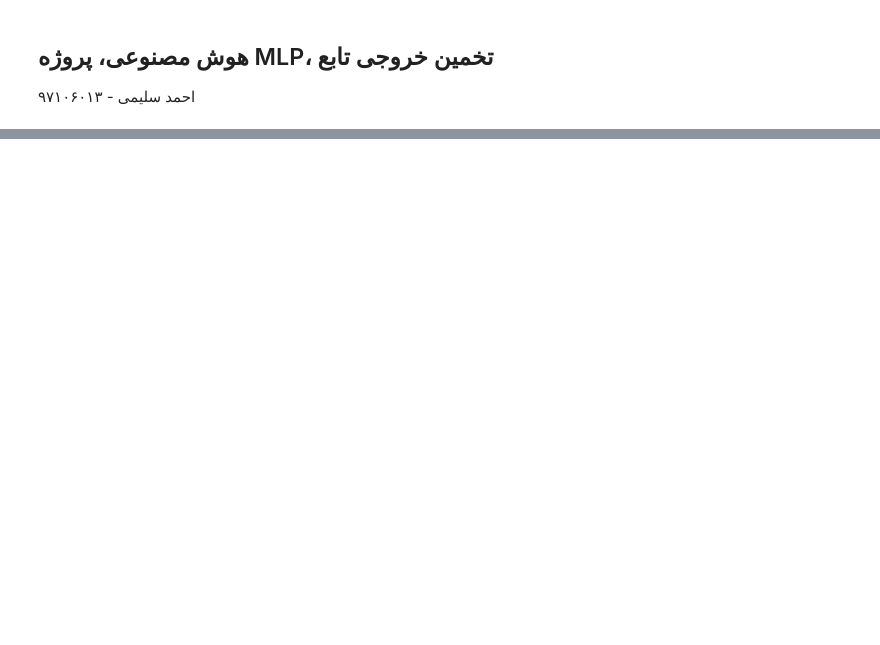
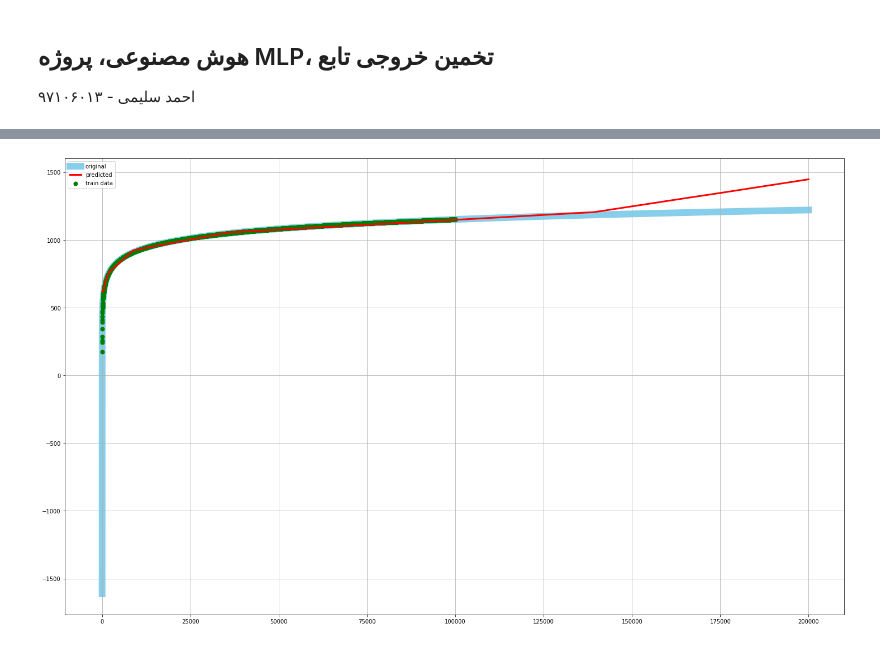
Before and after one commit to ahmadsalimi/AiProjects, a Jupyter notebook: FunctionPrediction.ipynb, the cells around one changed output, grey strips where cells are left out. Saved outputs shown, nothing was run; the diff lists cells and outputs as text; code cells hidden in the pictures; blank space fills up the shorter version.

Commit message:
add FunctionLearner class and add some optimizations

```diff
--- a/FunctionPrediction.ipynb
+++ b/FunctionPrediction.ipynb
@@ -48,2 +11,0 @@ model.compile(loss='mse', optimizer='adam')
-# %%
-model.fit(X, y, batch_size=32, epochs=20, verbose=1, validation_split=0.2)
@@ -76,0 +12,41 @@ plot(X_test, y_pred, y_test)
+# %%
+class FunctionLearner:
+
+    def __init__(self, function, data_size, train_domain=(-100, 100)):
+        self.function = function
+        self.X_train, self.y_train = self.make_random_dataset(data_size, train_domain)
+        self.model = self.create_model()
+
+    def make_random_dataset(self, size:int, domain):
+        X = np.random.uniform(domain[0], domain[1], (size, 1))
+        y = self.function(X).reshape(size,)
+        return X, y
+
+    def create_model(self):
+        model = Sequential()
+        model.add(Dense(32, input_shape=[1], activation='relu', kernel_initializer="uniform"))
+        for i in range(26):
+            model.add(Dense(8, activation='relu'))
+        model.add(Dense(1))
+
+        model.compile(loss='mse', optimizer='adam')
+        return model
+
+    def plot_result(self, x, xlim=None, ylim=None):
+        x.sort()
+        plt.figure(figsize=(25, 15))
+        plt.plot(x, self.function(x), color='skyblue', label='original', linewidth=12, zorder=1)
+        plt.scatter(self.X_train, self.y_train, color='green', label='train data', s=50, zorder=2)
+        plt.plot(x, self.model.predict(x), color='red', label='predicted', linewidth=3, zorder=3)
+        plt.grid()
+        if xlim:
+            plt.xlim(xlim)
+        if ylim:
+            plt.ylim(ylim)
+        plt.legend()
+
+    def learn(self):
+        self.model.fit(self.X_train, self.y_train, batch_size=32, epochs=50, verbose=1, validation_split=0.2)
+# %%
+learner = FunctionLearner(lambda x: 100 * np.log(x), 10000, (0.000001, 100000))
+learner.learn()
@@ -76,0 +71,4 @@ plot(X_test, y_pred, y_test)
+# %%
+learner.plot_result(np.arange(0.0000001, 200000, 5))
+# %% [output]
+[figure, added]
```
Also changed, not shown: parts of 12 cells of this notebook.
